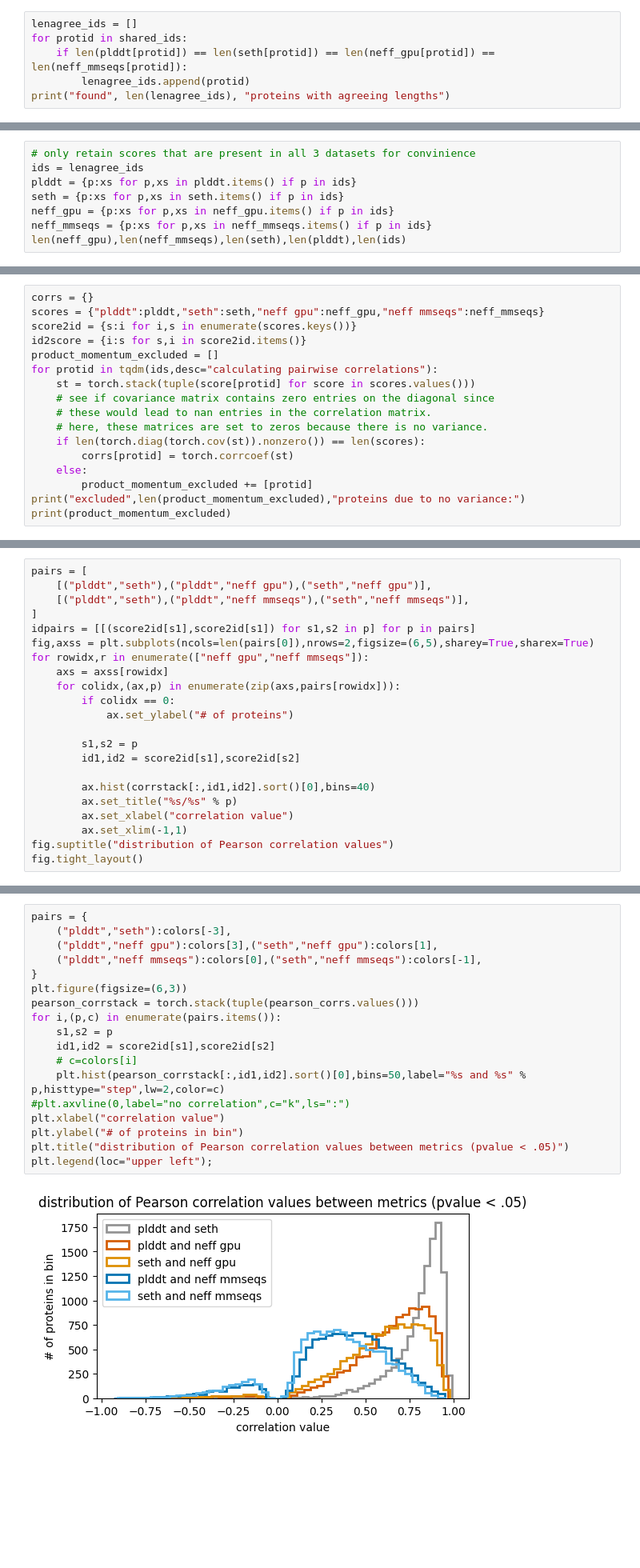
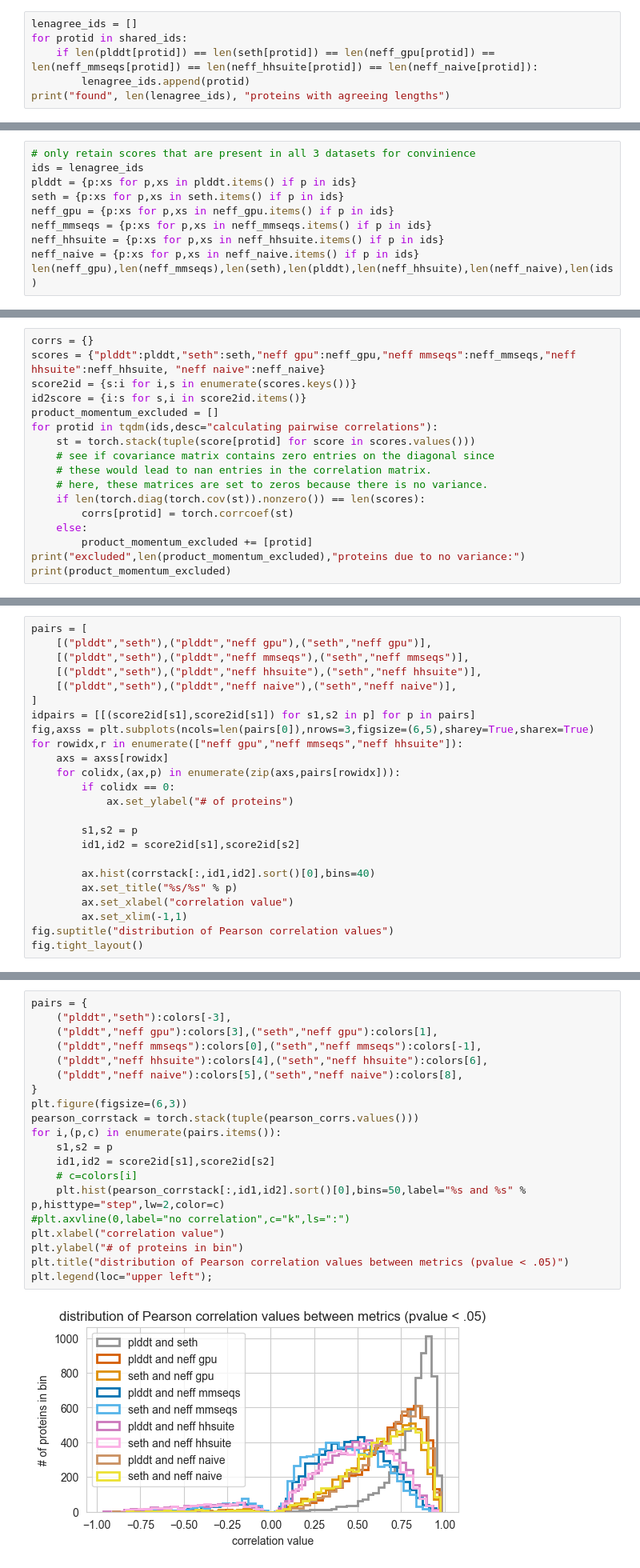
Before and after one commit to neftlon/af2-plddt-contextualized, a Jupyter notebook: scripts/proteomewide.ipynb, the cells around one changed output, grey strips where cells are left out. Shown at 80% size. Saved outputs shown, nothing was run; the diff lists cells and outputs as text; blank space fills up the shorter version.

Commit message:
Add hhsuite and naive Neffs to correlation figure

```diff
--- a/scripts/proteomewide.ipynb
+++ b/scripts/proteomewide.ipynb
@@ -82,7 +100,7 @@ found 18319 ids that are present in all datasets
 # %%
 lenagree_ids = []
 for protid in shared_ids:
-    if len(plddt[protid]) == len(seth[protid]) == len(neff_gpu[protid]) == len(neff_mmseqs[protid]):
+    if len(plddt[protid]) == len(seth[protid]) == len(neff_gpu[protid]) == len(neff_mmseqs[protid]) == len(neff_hhsuite[protid]) == len(neff_naive[protid]):
         lenagree_ids.append(protid)
 print("found", len(lenagree_ids), "proteins with agreeing lengths")
 # %% [output]
@@ -94,5 +112,7 @@ plddt = {p:xs for p,xs in plddt.items() if p in ids}
 seth = {p:xs for p,xs in seth.items() if p in ids}
 neff_gpu = {p:xs for p,xs in neff_gpu.items() if p in ids}
 neff_mmseqs = {p:xs for p,xs in neff_mmseqs.items() if p in ids}
-len(neff_gpu),len(neff_mmseqs),len(seth),len(plddt),len(ids)
+neff_hhsuite = {p:xs for p,xs in neff_hhsuite.items() if p in ids}
+neff_naive = {p:xs for p,xs in neff_naive.items() if p in ids}
+len(neff_gpu),len(neff_mmseqs),len(seth),len(plddt),len(neff_hhsuite),len(neff_naive),len(ids)
 # %% [output]
@@ -116,6 +136,6 @@ showscores(testid)
 # %%
 corrs = {}
-scores = {"plddt":plddt,"seth":seth,"neff gpu":neff_gpu,"neff mmseqs":neff_mmseqs}
+scores = {"plddt":plddt,"seth":seth,"neff gpu":neff_gpu,"neff mmseqs":neff_mmseqs,"neff hhsuite":neff_hhsuite, "neff naive":neff_naive}
 score2id = {s:i for i,s in enumerate(scores.keys())}
 id2score = {i:s for s,i in score2id.items()}
 product_momentum_excluded = []
@@ -200,10 +220,12 @@ showscores(maxid)
 pairs = [
     [("plddt","seth"),("plddt","neff gpu"),("seth","neff gpu")],
     [("plddt","seth"),("plddt","neff mmseqs"),("seth","neff mmseqs")],
+    [("plddt","seth"),("plddt","neff hhsuite"),("seth","neff hhsuite")],
+    [("plddt","seth"),("plddt","neff naive"),("seth","neff naive")],
 ]
 idpairs = [[(score2id[s1],score2id[s1]) for s1,s2 in p] for p in pairs]
-fig,axss = plt.subplots(ncols=len(pairs[0]),nrows=2,figsize=(6,5),sharey=True,sharex=True)
-for rowidx,r in enumerate(["neff gpu","neff mmseqs"]):
+fig,axss = plt.subplots(ncols=len(pairs[0]),nrows=3,figsize=(6,5),sharey=True,sharex=True)
+for rowidx,r in enumerate(["neff gpu","neff mmseqs","neff hhsuite"]):
     axs = axss[rowidx]
     for colidx,(ax,p) in enumerate(zip(axs,pairs[rowidx])):
         if colidx == 0:
@@ -324,20 +350,22 @@ len([protid for protid,count in prot2constcount.items() if count > 0])
 # %%
 pairs = {
     ("plddt","seth"):colors[-3],
     ("plddt","neff gpu"):colors[3],("seth","neff gpu"):colors[1],
     ("plddt","neff mmseqs"):colors[0],("seth","neff mmseqs"):colors[-1],
+    ("plddt","neff hhsuite"):colors[4],("seth","neff hhsuite"):colors[6],
+    ("plddt","neff naive"):colors[5],("seth","neff naive"):colors[8],
 }
 plt.figure(figsize=(6,3))
 pearson_corrstack = torch.stack(tuple(pearson_corrs.values()))
 for i,(p,c) in enumerate(pairs.items()):
     s1,s2 = p
     id1,id2 = score2id[s1],score2id[s2]
     # c=colors[i]
     plt.hist(pearson_corrstack[:,id1,id2].sort()[0],bins=50,label="%s and %s" % p,histtype="step",lw=2,color=c)
 #plt.axvline(0,label="no correlation",c="k",ls=":")
 plt.xlabel("correlation value")
 plt.ylabel("# of proteins in bin")
 plt.title("distribution of Pearson correlation values between metrics (pvalue < .05)")
 plt.legend(loc="upper left");
 # %% [output]
-[figure, old version]
+[figure, new version]
```
Also changed, not shown: parts of 23 cells of this notebook.
